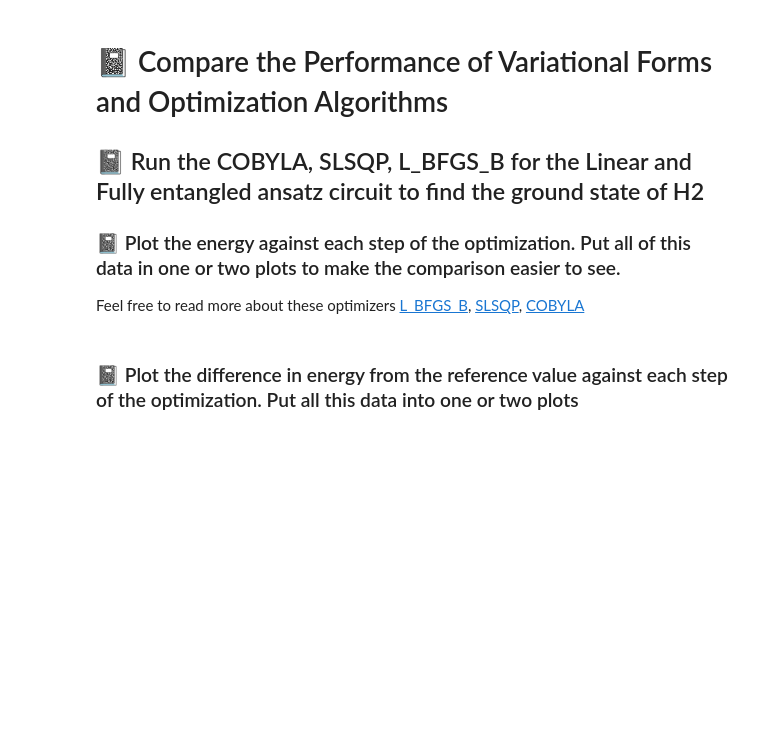
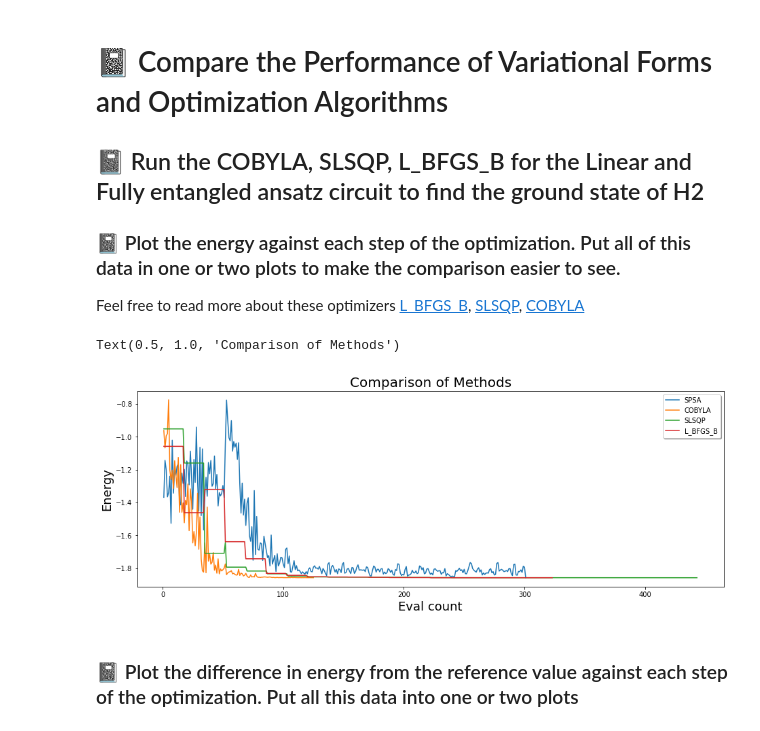
Before and after one commit to thefacemyer/David-Facemyer-QC-HW, a Jupyter notebook: Lab-4 Variational Quantum Eigensolver/Lab-4_Calculating-Molecular-Ground-States.ipynb, the cells around one changed output. Drawn from its saved outputs; the diff is of its cells as text; code cells hidden in the pictures; blank space fills up the shorter version.

```diff
--- a/Lab-4 Variational Quantum Eigensolver/Lab-4_Calculating-Molecular-Ground-States.ipynb
+++ b/Lab-4 Variational Quantum Eigensolver/Lab-4_Calculating-Molecular-Ground-States.ipynb
@@ -117,7 +117,6 @@ Now the Hamiltonian for the $H_2$ molecule is ready!  The next step is to send t
 # %% [markdown]
 Recall in the previous notebook that the VQE algorithm consists of two pieces, the **variational form** (the structure of the variational circuit) and the **optimization algorithm** (which control how the parameters evolve).  Now that we have the operator we want to run, we are going to specify both of these and run them using the Aer simulator.  For this case we'll use the `SPSA` optimizer and the `EfficientSU2` ansatz with linear entanglement.
 # %%
-
 from qiskit.utils import QuantumInstance, algorithm_globals
 from qiskit import Aer
 from qiskit.algorithms.optimizers import SPSA
@@ -132,7 +131,7 @@ from qiskit.circuit.library import EfficientSU2
 seed = 170
 iterations = 125
 algorithm_globals.random_seed = seed
-backend = Aer.get_backend('aer_simulator')
+backend = Aer.get_backend('statevector_simulator')
 qi = QuantumInstance(backend=backend, seed_simulator=seed, seed_transpiler=seed)
 
 
@@ -185,12 +184,60 @@ Feel free to read more about these optimizers [L_BFGS_B](https://qiskit.org/docu
 # %%
 #You'll need to import the COBYLA, SLSQP, and L_BFGS_B optimizers the same way for SPSA above.  When
 #  initialized as a variable, you can set (among other things) the max number of iterations.  The default is 1000
 #  and you may want to use a smaller amount when testing out your code.
 #
 #
 # Your code goes here
 #
 #
+from qiskit.algorithms.optimizers import COBYLA, SLSQP, L_BFGS_B
+
+counts_cobyla = []
+values_cobyla = []
+
+counts_slsqp = []
+values_slsqp = []
+
+counts_lbfgsb = []
+values_lbfgsb = []
+
+def store_intermediate_result_cobyla(eval_count, parameters, mean, std):
+    counts_cobyla.append(eval_count)
+    values_cobyla.append(mean)
+
+def store_intermediate_result_slsqp(eval_count, parameters, mean, std):
+    counts_slsqp.append(eval_count)
+    values_slsqp.append(mean)
+
+def store_intermediate_result_lbfgsb(eval_count, parameters, mean, std):
+    counts_lbfgsb.append(eval_count)
+    values_lbfgsb.append(mean)
+
+cobyla = COBYLA(maxiter=iterations)
+slsqp = SLSQP(maxiter=iterations)
+lbfgsb = L_BFGS_B(maxiter=iterations)
+
+vqe_cobyla = VQE(ansatz, optimizer=cobyla, callback=store_intermediate_result_cobyla, quantum_instance=qi)
+vqe_slsqp = VQE(ansatz, optimizer=slsqp, callback=store_intermediate_result_slsqp, quantum_instance=qi)
+vqe_lbfgsb = VQE(ansatz, optimizer=lbfgsb, callback=store_intermediate_result_lbfgsb, quantum_instance=qi)
+
+result_cobyla = vqe_cobyla.compute_minimum_eigenvalue(operator=H2_op)
+result_slsqp = vqe_slsqp.compute_minimum_eigenvalue(operator=H2_op)
+result_lbfgsb = vqe_lbfgsb.compute_minimum_eigenvalue(operator=H2_op)
+
+fig = plt.figure(figsize=(12, 4))
+ax = fig.add_axes([1,1,1,1])
+ax.plot(counts, values, label=r"SPSA")
+ax.plot(counts_cobyla, values_cobyla, label=r"COBYLA")
+ax.plot(counts_slsqp, values_slsqp, label=r"SLSQP")
+ax.plot(counts_lbfgsb, values_lbfgsb, label=r"L_BFGS_B")
+ax.set_xlabel('Eval count', size=18)
+ax.set_ylabel('Energy', size=18)
+ax.legend(shadow=True, fancybox=True)
+ax.set_title('Comparison of Methods', size=20)
+# %% [output]
+Text(0.5, 1.0, 'Comparison of Methods')
+[figure, added]
 # %% [markdown]
 ### &#128211; Plot the difference in energy from the reference value against each step of the optimization.  Put all this data into one or two plots
 # %%
```
Also changed, not shown: parts of 4 cells of this notebook.
